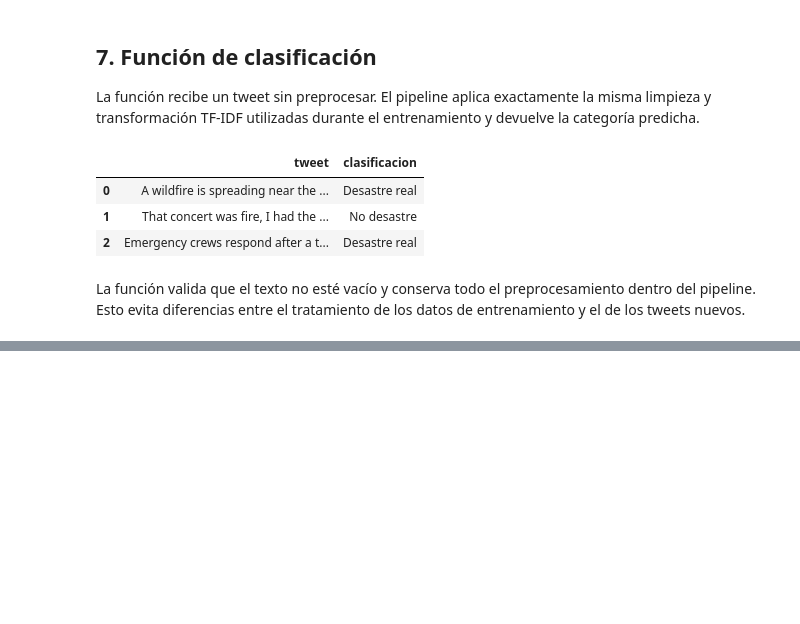
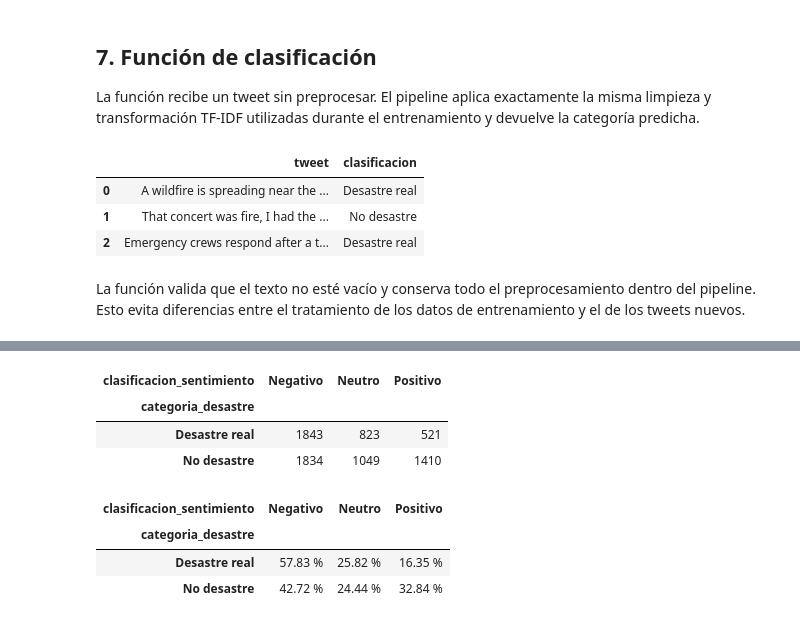
Before and after one commit to Ninaswiftie09/Data_Science, a Jupyter notebook: notebooks/laboratorio_5.ipynb, the cells around one changed output, grey strips where cells are left out. Saved outputs shown, nothing was run; the diff lists cells and outputs as text; code cells hidden in the pictures; blank space fills up the shorter version.

Commit message:
feat: add sentiment and negativity analysis

```diff
--- a/notebooks/laboratorio_5.ipynb
+++ b/notebooks/laboratorio_5.ipynb
@@ -577,0 +590,41 @@ La función valida que el texto no esté vacío y conserva todo el preprocesamie
+# %%
+analizador_sentimiento = SentimentIntensityAnalyzer()
+
+def analizar_sentimiento(texto):
+    puntajes = analizador_sentimiento.polarity_scores(str(texto))
+    compuesto = puntajes["compound"]
+    if compuesto >= 0.05:
+        categoria = "Positivo"
+    elif compuesto <= -0.05:
+        categoria = "Negativo"
+    else:
+        categoria = "Neutro"
+    return pd.Series({
+        "sentimiento_positivo": puntajes["pos"],
+        "negatividad": puntajes["neg"],
+        "sentimiento_neutro": puntajes["neu"],
+        "sentimiento_compuesto": compuesto,
+        "clasificacion_sentimiento": categoria,
+    })
+
+puntajes_sentimiento = datos_modelo["text"].apply(analizar_sentimiento)
+datos_sentimiento = pd.concat([datos_modelo, puntajes_sentimiento], axis=1)
+datos_sentimiento["categoria_desastre"] = datos_sentimiento["target"].map(ETIQUETAS_DESASTRE)
+
+distribucion_sentimiento = pd.crosstab(
+    datos_sentimiento["categoria_desastre"],
+    datos_sentimiento["clasificacion_sentimiento"],
+)
+porcentaje_sentimiento = distribucion_sentimiento.div(distribucion_sentimiento.sum(axis=1), axis=0) * 100
+
+display(distribucion_sentimiento)
+display(porcentaje_sentimiento.style.format("{:.2f} %"))
+# %% [output]
+| clasificacion_sentimiento | Negativo | Neutro | Positivo |
+| categoria_desastre |  |  |  |
+| Desastre real | 1843 | 823 | 521 |
+| No desastre | 1834 | 1049 | 1410 |
+| clasificacion_sentimiento | Negativo | Neutro | Positivo |
+| categoria_desastre |  |  |  |
+| Desastre real | 57.83 % | 25.82 % | 16.35 % |
+| No desastre | 42.72 % | 24.44 % | 32.84 % |
```
Also changed, not shown: parts of 15 cells of this notebook.
